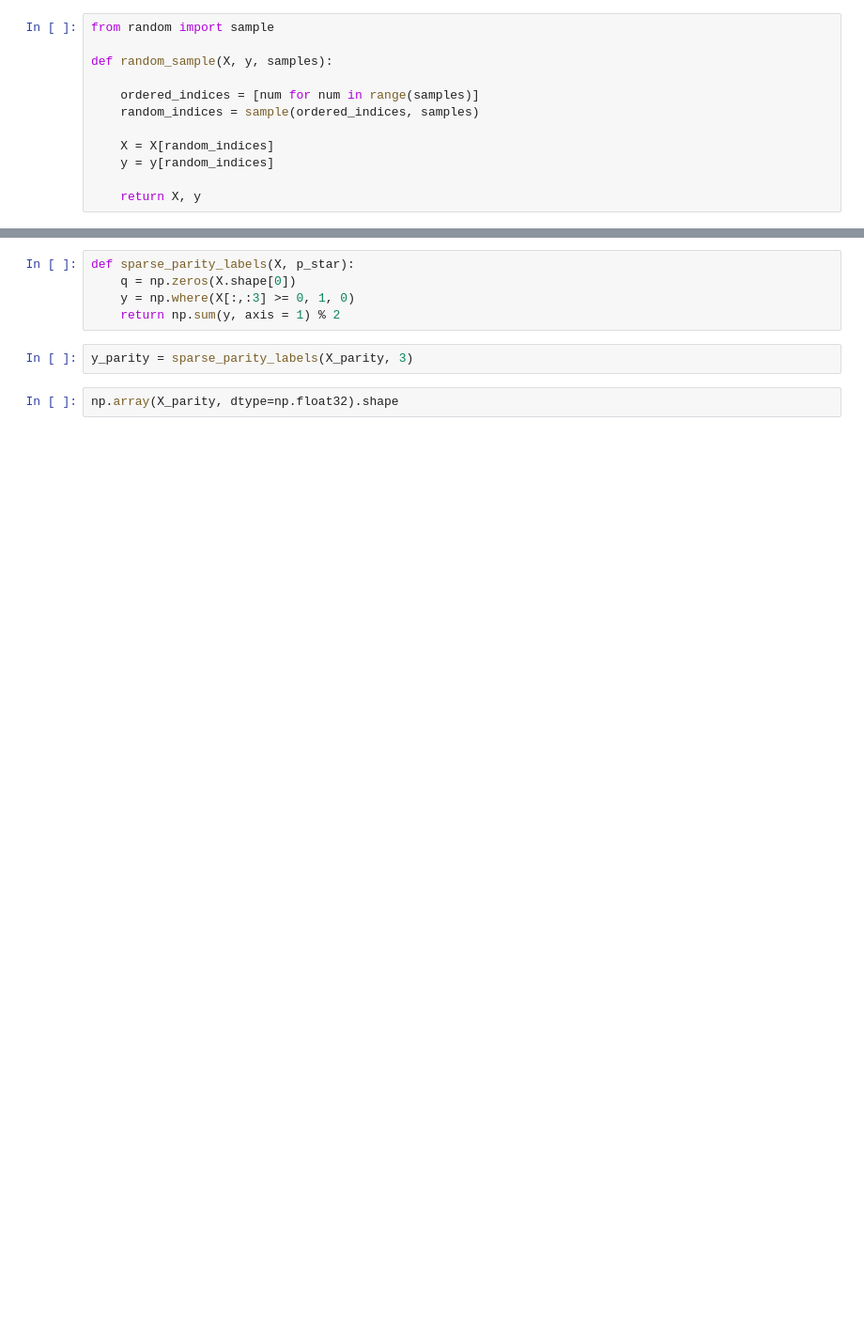
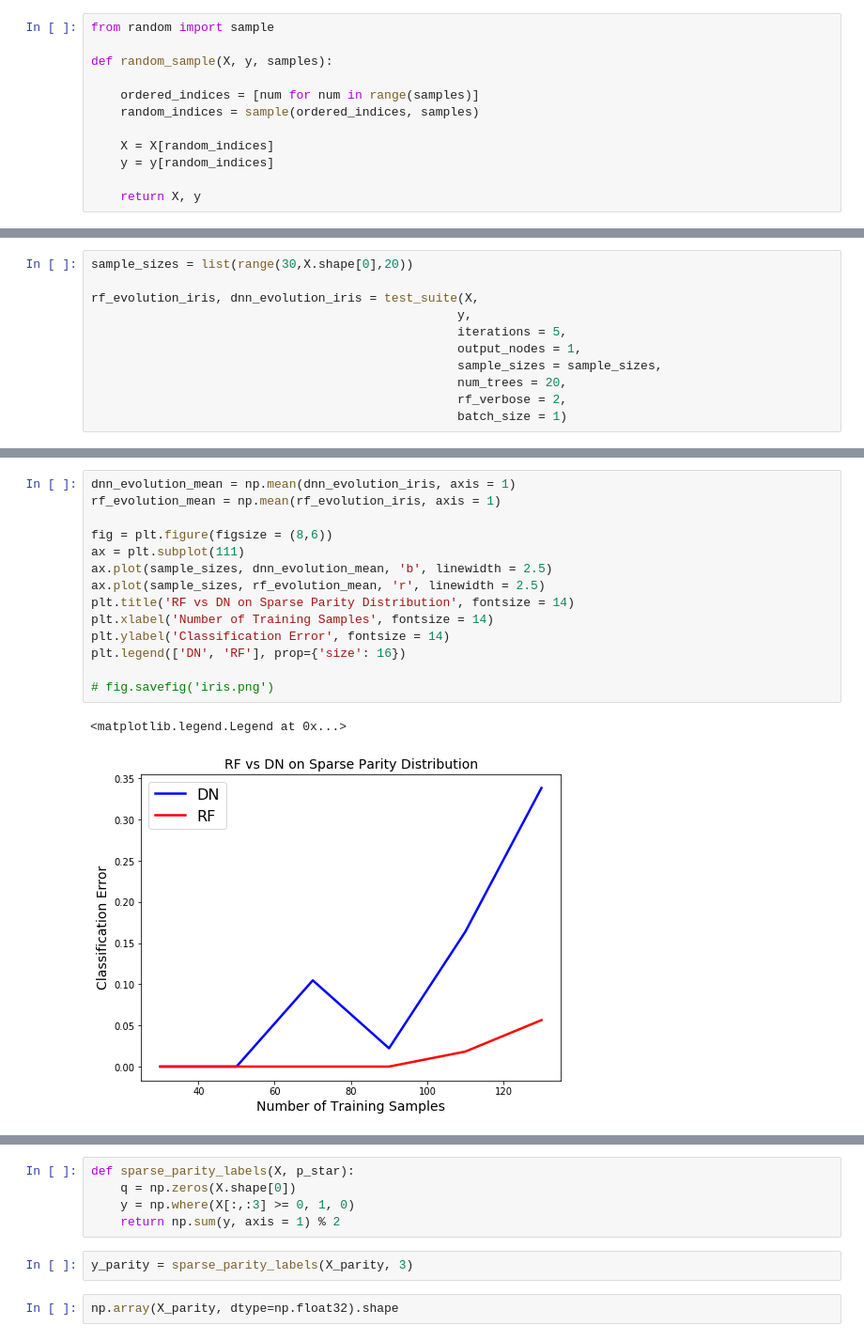
Before and after one commit to Michael-Ainsworth/random-forest, a Jupyter notebook: test_distributions.ipynb, the cells around one changed output, grey strips where cells are left out. Shown: that part at 94% size. Cells and saved outputs as stored; diff of their text form; blank space fills up the shorter version.

Commit message:
Add test image notebook

```diff
--- a/test_distributions.ipynb
+++ b/test_distributions.ipynb
@@ -87,0 +120,11 @@ plt.legend(['RF', 'DN'], prop={'size': 16})
+# %%
+sample_sizes = list(range(30,X.shape[0],20))
+
+rf_evolution_iris, dnn_evolution_iris = test_suite(X,
+                                                  y,
+                                                  iterations = 5,
+                                                  output_nodes = 1,
+                                                  sample_sizes = sample_sizes,
+                                                  num_trees = 20,
+                                                  rf_verbose = 2,
+                                                  batch_size = 1)
@@ -87,0 +277,17 @@ plt.legend(['RF', 'DN'], prop={'size': 16})
+# %%
+dnn_evolution_mean = np.mean(dnn_evolution_iris, axis = 1)
+rf_evolution_mean = np.mean(rf_evolution_iris, axis = 1)
+
+fig = plt.figure(figsize = (8,6))
+ax = plt.subplot(111)
+ax.plot(sample_sizes, dnn_evolution_mean, 'b', linewidth = 2.5)
+ax.plot(sample_sizes, rf_evolution_mean, 'r', linewidth = 2.5)
+plt.title('RF vs DN on Sparse Parity Distribution', fontsize = 14)
+plt.xlabel('Number of Training Samples', fontsize = 14)
+plt.ylabel('Classification Error', fontsize = 14)
+plt.legend(['DN', 'RF'], prop={'size': 16})
+
+# fig.savefig('iris.png')
+# %% [output]
+<matplotlib.legend.Legend at 0x...>
+[figure, added]
```
Also changed, not shown: parts of 40 cells of this notebook, 2 other files.
